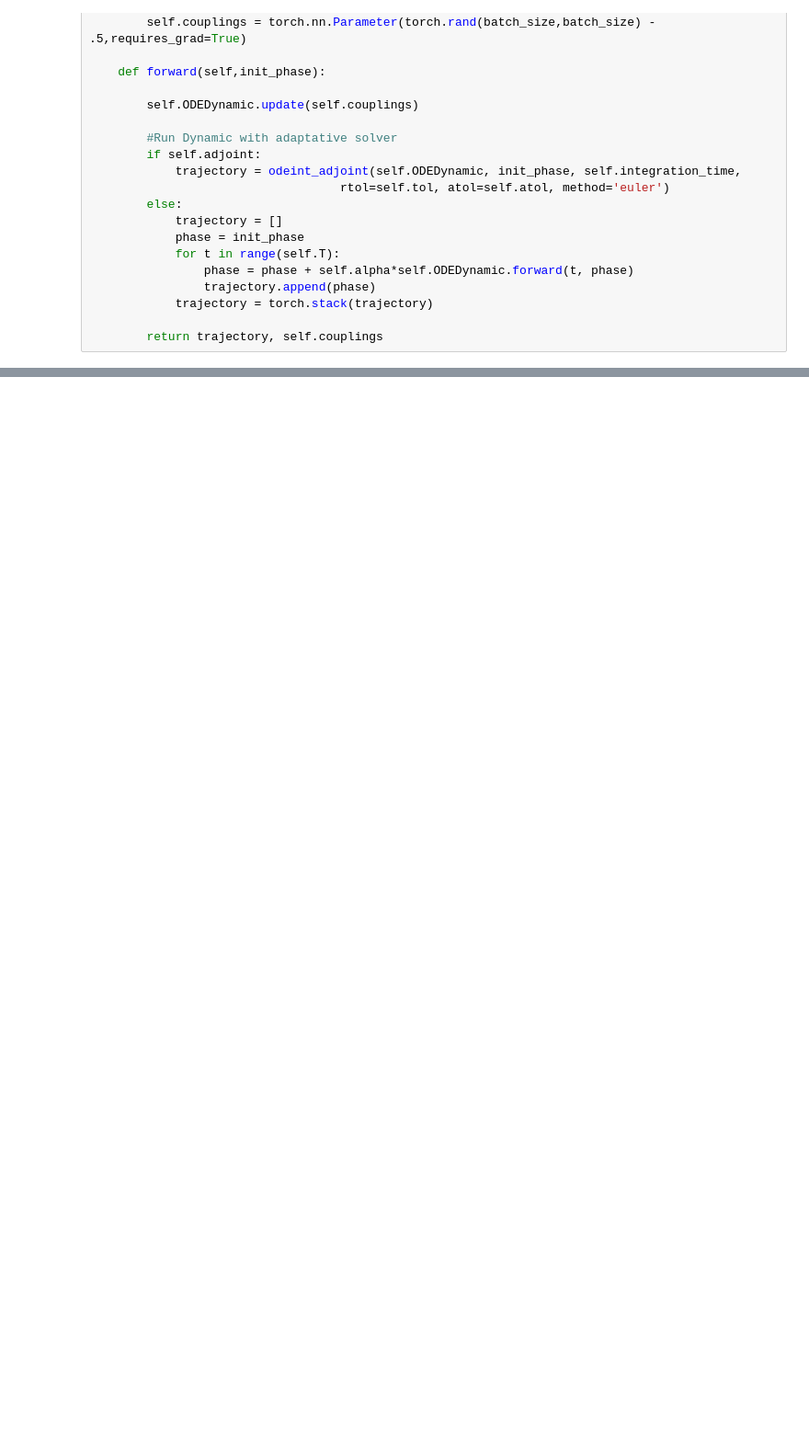
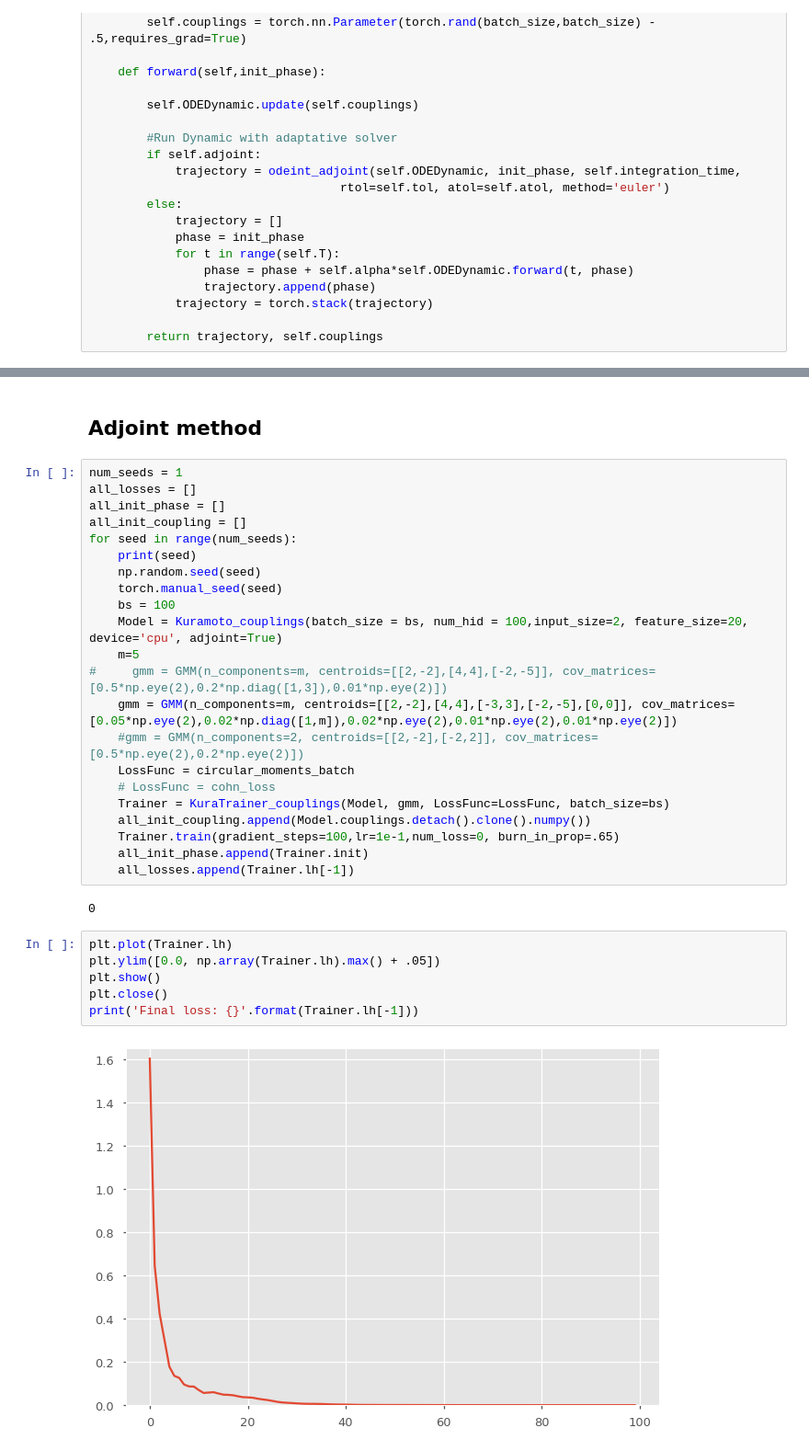
Before and after one commit to serre-lab/synchrony, a Jupyter notebook: notebooks/GMM_clustering.ipynb, the cells around one changed output, grey strips where cells are left out. Shown at 92% size. Drawn from its saved outputs; the diff is of its cells as text; blank space fills up the shorter version.

```diff
--- a/notebooks/GMM_clustering.ipynb
+++ b/notebooks/GMM_clustering.ipynb
@@ -788,0 +835,34 @@ plt.show()
+# %% [markdown]
+## Adjoint method
+# %%
+num_seeds = 1
+all_losses = []
+all_init_phase = []
+all_init_coupling = []
+for seed in range(num_seeds):
+    print(seed)
+    np.random.seed(seed)
+    torch.manual_seed(seed)
+    bs = 100
+    Model = Kuramoto_couplings(batch_size = bs, num_hid = 100,input_size=2, feature_size=20, device='cpu', adjoint=True)
+    m=5
+#     gmm = GMM(n_components=m, centroids=[[2,-2],[4,4],[-2,-5]], cov_matrices=[0.5*np.eye(2),0.2*np.diag([1,3]),0.01*np.eye(2)])
+    gmm = GMM(n_components=m, centroids=[[2,-2],[4,4],[-3,3],[-2,-5],[0,0]], cov_matrices=[0.05*np.eye(2),0.02*np.diag([1,m]),0.02*np.eye(2),0.01*np.eye(2),0.01*np.eye(2)])
+    #gmm = GMM(n_components=2, centroids=[[2,-2],[-2,2]], cov_matrices=[0.5*np.eye(2),0.2*np.eye(2)])
+    LossFunc = circular_moments_batch
+    # LossFunc = cohn_loss
+    Trainer = KuraTrainer_couplings(Model, gmm, LossFunc=LossFunc, batch_size=bs)
+    all_init_coupling.append(Model.couplings.detach().clone().numpy())
+    Trainer.train(gradient_steps=100,lr=1e-1,num_loss=0, burn_in_prop=.65)
+    all_init_phase.append(Trainer.init)
+    all_losses.append(Trainer.lh[-1])
+# %% [output]
+0
+# %%
+plt.plot(Trainer.lh)
+plt.ylim([0.0, np.array(Trainer.lh).max() + .05])
+plt.show()
+plt.close()
+print('Final loss: {}'.format(Trainer.lh[-1]))
+# %% [output]
+[figure, added]
```
Also changed, not shown: parts of 32 cells of this notebook.
